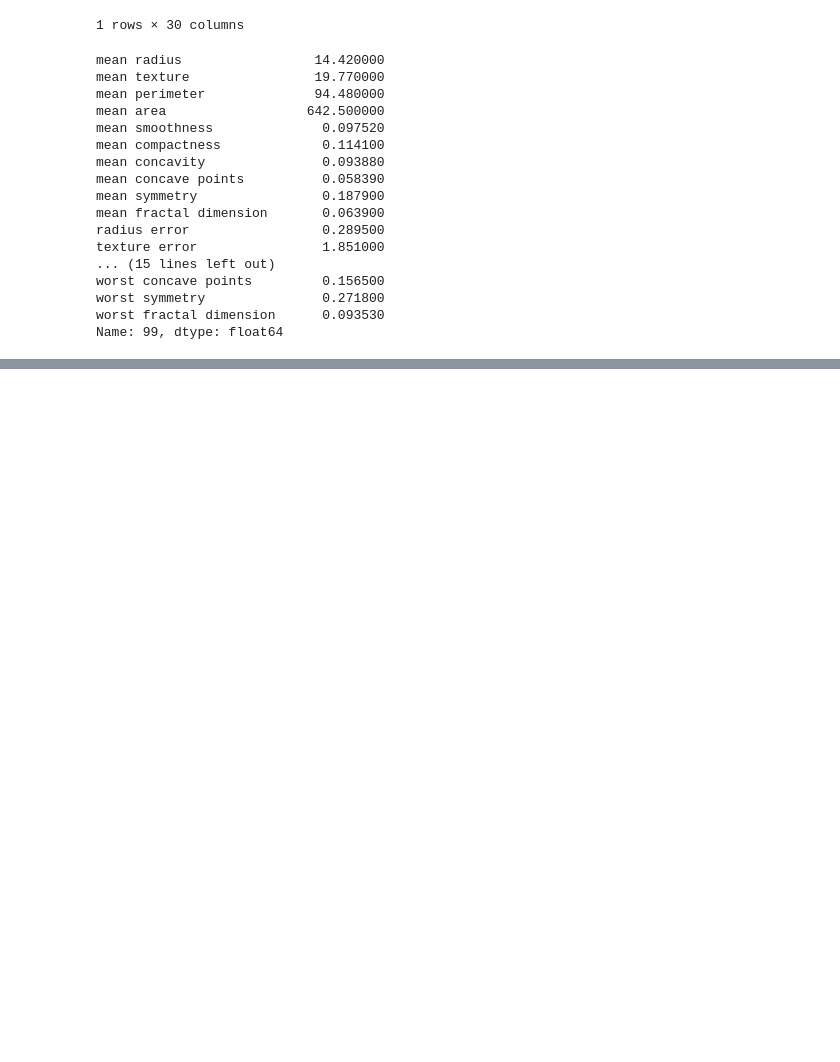
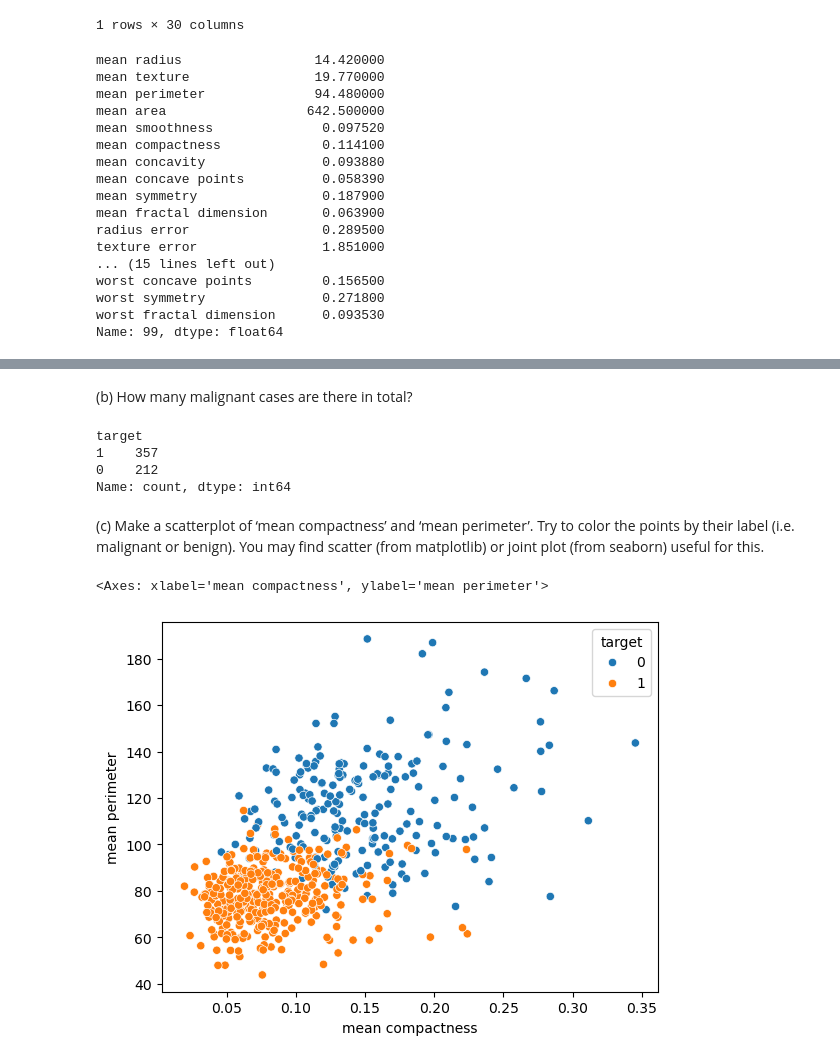
Before and after one commit to rtreddick/AI391L-machine-learning, a Jupyter notebook: hw-00/hw0_programming_base_notebook.ipynb, the cells around one changed output, grey strips where cells are left out. Saved outputs shown, nothing was run; the diff lists cells and outputs as text; code cells hidden in the pictures; blank space fills up the shorter version.

```diff
--- a/hw-00/hw0_programming_base_notebook.ipynb
+++ b/hw-00/hw0_programming_base_notebook.ipynb
@@ -112,2 +144,11 @@ df.shape
+# %% [markdown]
+(b) How many malignant cases are there in total?
 # %%
-# (b) How many malignant cases are there in total?
+# How many malignant cases are there?
+df['target'] = cancer.target
+df['target'].value_counts()
+# %% [output]
+target
+1    357
+0    212
+Name: count, dtype: int64
@@ -123,0 +155,8 @@ df.shape
+# %% [markdown]
+(c) Make a scatterplot of ‘mean compactness’ and ‘mean perimeter’. Try to color the points by their label (i.e. malignant or benign). You may find scatter (from matplotlib) or joint plot (from seaborn) useful for this.
+# %%
+# using seaborn scatterplot
+sns.scatterplot(x='mean compactness', y='mean perimeter', hue='target', data=df)
+# %% [output]
+<Axes: xlabel='mean compactness', ylabel='mean perimeter'>
+[figure, added]
```
Also changed, not shown: parts of 13 cells of this notebook.
